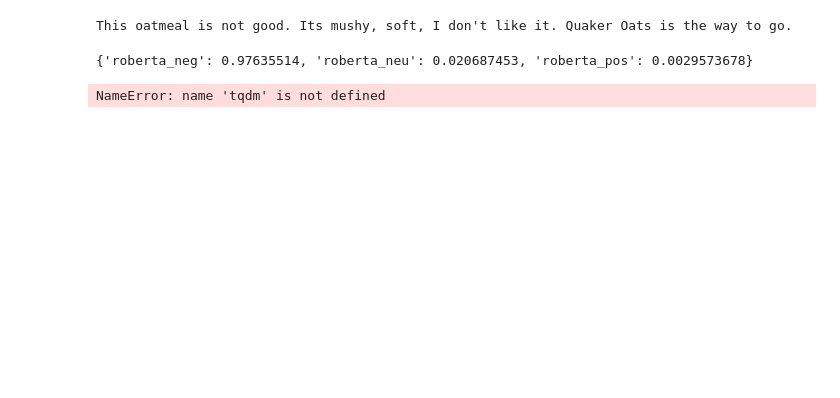
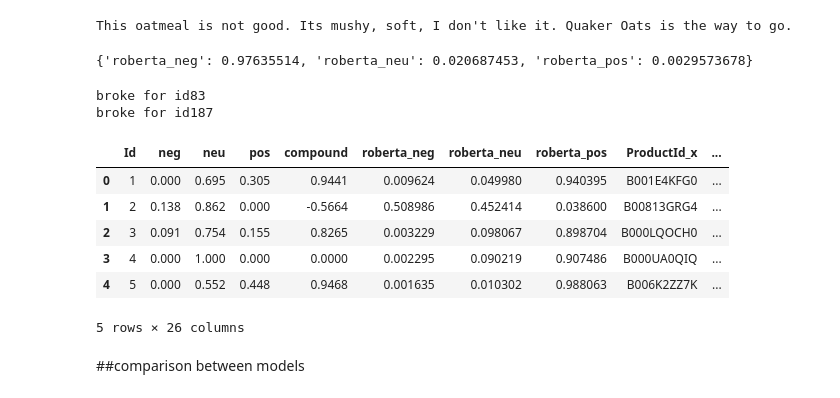
Before and after one commit to Rijja-Farhan/Sentiment-analysis-project, a Jupyter notebook: main.ipynb, the cells around one changed output. Cells and saved outputs as stored; diff of their text form; code cells hidden in the pictures; blank space fills up the shorter version.

```diff
--- a/main.ipynb
+++ b/main.ipynb
@@ -231,7 +205,7 @@ print(example)
 This oatmeal is not good. Its mushy, soft, I don't like it. Quaker Oats is the way to go.
 # %%
 #run for Roberta model
-encodded_text=tokeizer(example,return_tensors='pt')
+encodded_text=tokenizer(example,return_tensors='pt')
 # %%
 output= model(**encodded_text)
 scores= output[0][0].detach().numpy()
@@ -265,10 +239,18 @@ def polarity_scores_roberta(example):
 # %%
 results={}
 for i, row in tqdm(df.iterrows(),total=len(df)):  #here i is the index of an element on df and  row is the content of that element
-    text=row['Text']
-    myid = row['Id']
-    vader_results[myid]=SentimentAnalyzerObject.polarity_scores(text)
-    roberta_result = polarity_scores_roberta(text)
-    break
+    try:
+        text=row['Text']
+        myid = row['Id']
+        vader_results = SentimentAnalyzerObject.polarity_scores(text)
+        vader_result_rename={}
+        for key, value in vader_results.items():
+            vader_result_rename[f"vader_{key}"] = value
+        roberta_result = polarity_scores_roberta(text)
+        both = vader_results | roberta_result
+        results[myid] = both
+    except RuntimeError:
+        print(f'broke for id{myid}')
 # %% [output]
-NameError: name 'tqdm' is not defined
+broke for id83
+broke for id187
@@ -274,0 +276,12 @@ NameError: name 'tqdm' is not defined
+# %%
+results_df.head()
+# %% [output]
+|  | Id | neg | neu | pos | compound | roberta_neg | roberta_neu | roberta_pos | ProductId_x | ... |
+| 0 | 1 | 0.000 | 0.695 | 0.305 | 0.9441 | 0.009624 | 0.049980 | 0.940395 | B001E4KFG0 | ... |
+| 1 | 2 | 0.138 | 0.862 | 0.000 | -0.5664 | 0.508986 | 0.452414 | 0.038600 | B00813GRG4 | ... |
+| 2 | 3 | 0.091 | 0.754 | 0.155 | 0.8265 | 0.003229 | 0.098067 | 0.898704 | B000LQOCH0 | ... |
+| 3 | 4 | 0.000 | 1.000 | 0.000 | 0.0000 | 0.002295 | 0.090219 | 0.907486 | B000UA0QIQ | ... |
+| 4 | 5 | 0.000 | 0.552 | 0.448 | 0.9468 | 0.001635 | 0.010302 | 0.988063 | B006K2ZZ7K | ... |
+5 rows × 26 columns
+# %% [markdown]
+##comparison between models
```
Also changed, not shown: parts of 13 cells of this notebook.
